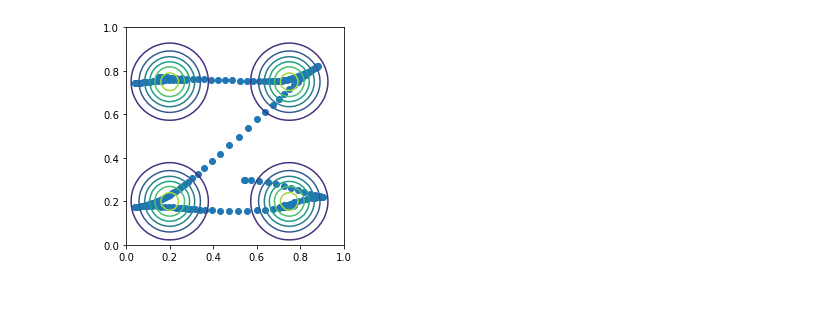
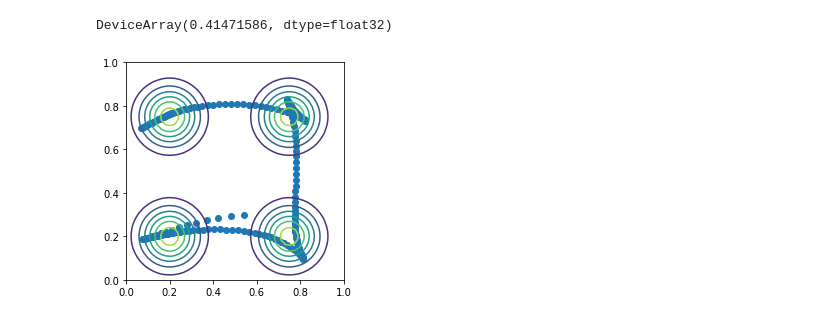
Before and after one commit to i-abr/ErgodicTrajectoryTranscription, a Jupyter notebook: erg_expl.ipynb, the cells around one changed output. Saved outputs shown, nothing was run; the diff lists cells and outputs as text; code cells hidden in the pictures.

```diff
--- a/erg_expl.ipynb
+++ b/erg_expl.ipynb
@@ -21,6 +21,19 @@ x = np.ones((T, n)) * x0
 # x = np.array(onp.random.uniform(0,1,size=(T, n)))
 u = np.zeros((T, m))
 z = np.concatenate([x, u], axis=1)
+z = u
+# %%
+def f(x, u):
+    B = np.array([
+        [np.cos(x[2]), 0.,],
+        [np.sin(x[2]), 0.],
+        [0., 1.]
+    ])
+    return x + 0.1*B@np.tanh(u)
+
+@jit
+def sim(x0, u):
+    return scan(lambda x,u: (f(x, u), x), x0, u)
 # %%
 def p(x): # uniform distribution
     return np.exp(-60.5 * np.sum((x[:2] - 0.2)**2)) \
@@ -65,11 +78,21 @@ phik = phik/hk
 def emap(x):
     return x[:2]
 
+@vmap
+def barrier_cost(e):
+    return np.maximum(0, e-1) + np.maximum(0, -e)
+
 @jit
 def fourier_ergodic_loss(z):
-    x, u = z[:, :n], z[:, n:]
+    u = z
+    _, x = sim(x0, u)
+    # x, u = z[:, :n], z[:, n:]
     e = emap(x)
     ck = get_ck(e, k)
     return np.sum(lamk*np.square(phik - ck)) \
-            + 0 * np.mean(u**2) #+ barr_cost
+            + 0 * np.mean(u**2) + np.mean(barrier_cost(e))
+
+fourier_ergodic_loss(z)
+# %% [output]
+DeviceArray(0.41471586, dtype=float32)
 # %%
@@ -93,15 +114,17 @@ def ineq_constr(z):
 # %%
 problem = AugmentedLagrangian(z, fourier_ergodic_loss, eq_constr, ineq_constr, step_size=1e-1, c=0.01)
 # %%
-# for _ in range(100):
-problem.solve(max_iter=100000)
+for _ in range(100):
+    problem.solve(max_iter=100)
 
-clear_output(wait=True)
-plt.contour(X, Y, vmap(p)(_s).reshape(X.shape))
-plt.scatter(problem.solution['x'][:,0], problem.solution['x'][:,1])
-plt.xlim(0,1)
-plt.ylim(0,1)
-plt.axis('square')
-plt.show()
+    clear_output(wait=True)
+    plt.contour(X, Y, vmap(p)(_s).reshape(X.shape))
+    tr = sim(x0, problem.solution['x'])[1]
+    # plt.scatter(problem.solution['x'][:,0], problem.solution['x'][:,1])
+    plt.scatter(tr[:,0], tr[:,1])
+    plt.xlim(0,1)
+    plt.ylim(0,1)
+    plt.axis('square')
+    plt.show()
 # %% [output]
-[figure, old version]
+[figure, new version]
```
Also changed, not shown: parts of 1 cell of this notebook, 1 other file.
